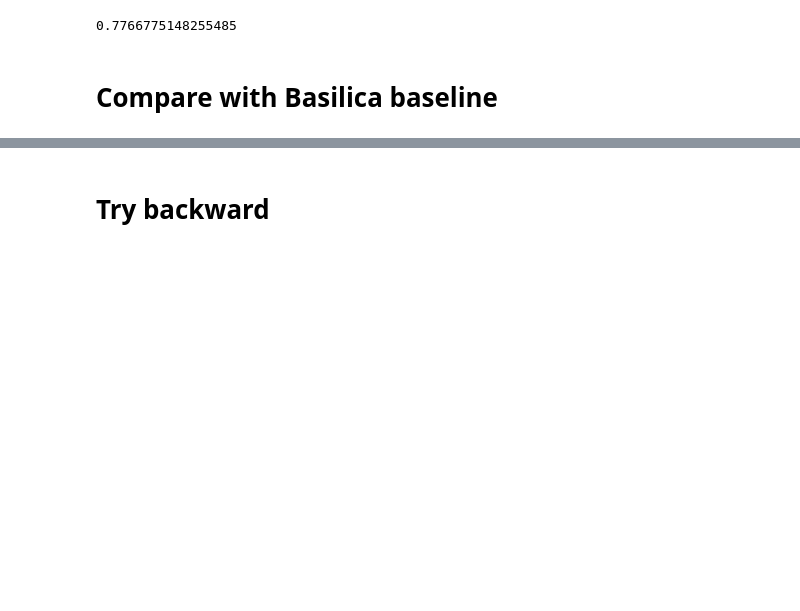
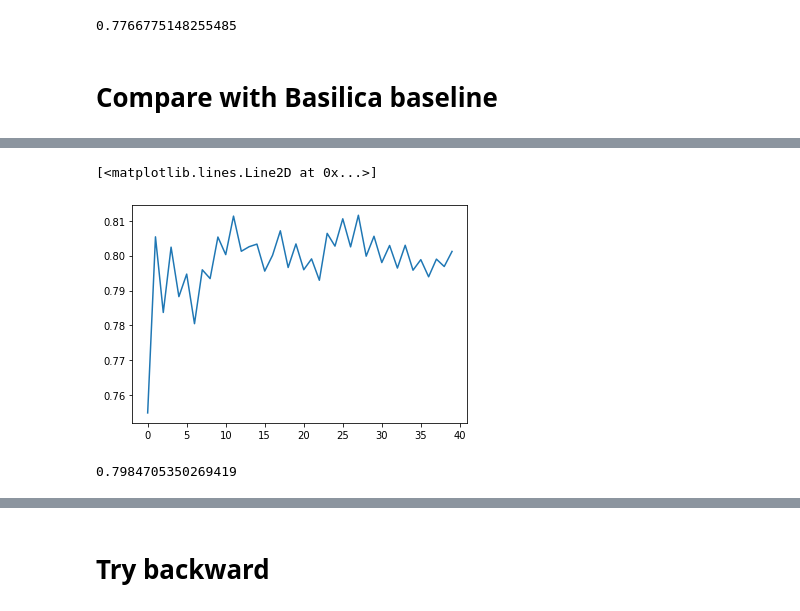
Before and after one commit to heye0507/individualNLPClassifier, a Jupyter notebook: jupyter_notebooks/ulmfit_final.ipynb, the cells around one changed output, grey strips where cells are left out. Cells and saved outputs as stored; diff of their text form; code cells hidden in the pictures; blank space fills up the shorter version.

```diff
--- a/jupyter_notebooks/ulmfit_final.ipynb
+++ b/jupyter_notebooks/ulmfit_final.ipynb
@@ -652,0 +818,9 @@ sum(test_score_basilica) / 21
+# %%
+plt.plot(range(40),knn_search)
+# %% [output]
+[<matplotlib.lines.Line2D at 0x...>]
+[figure, added]
+# %%
+np.mean(knn_search)
+# %% [output]
+0.7984705350269419
```
Also changed, not shown: parts of 21 cells of this notebook, 1 other file.
